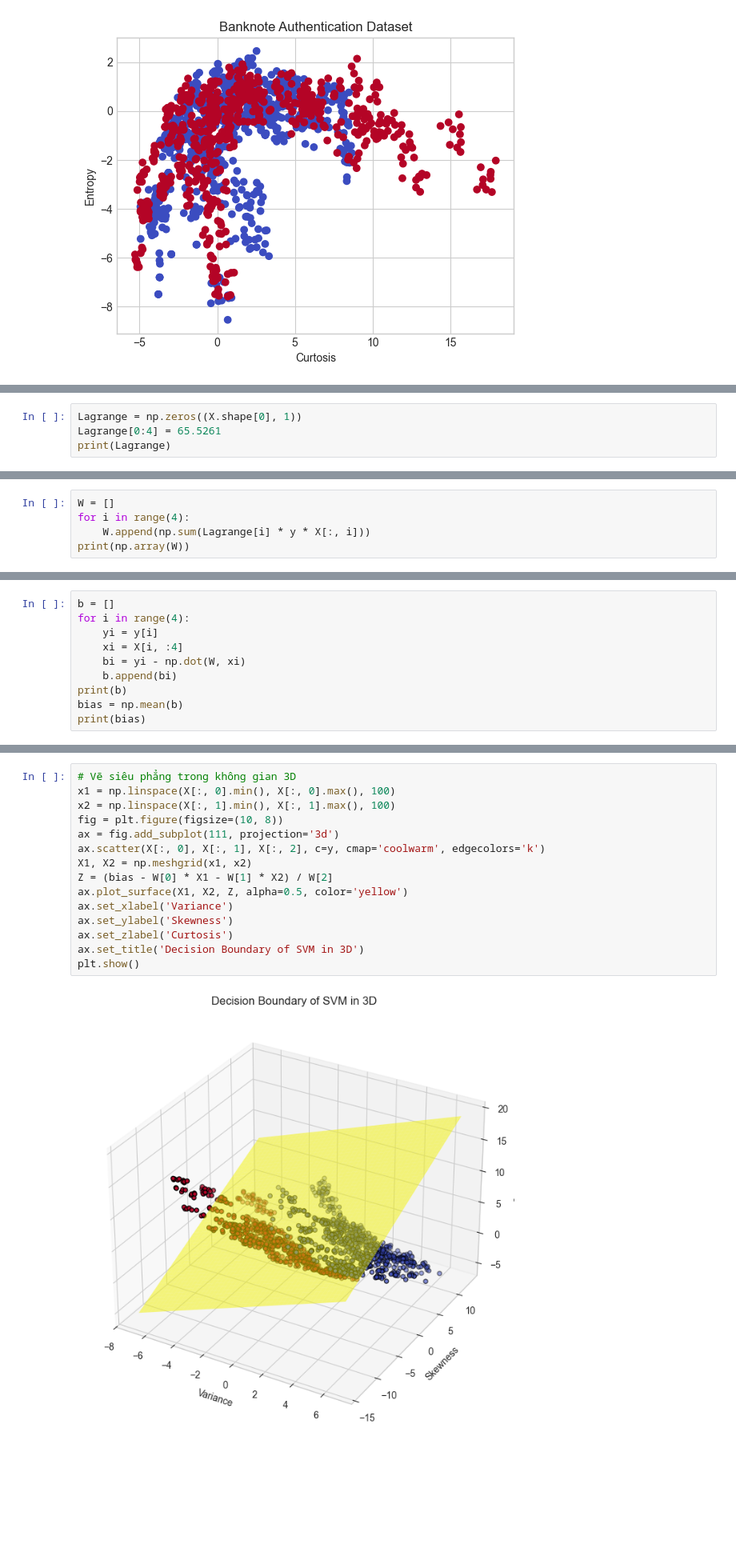
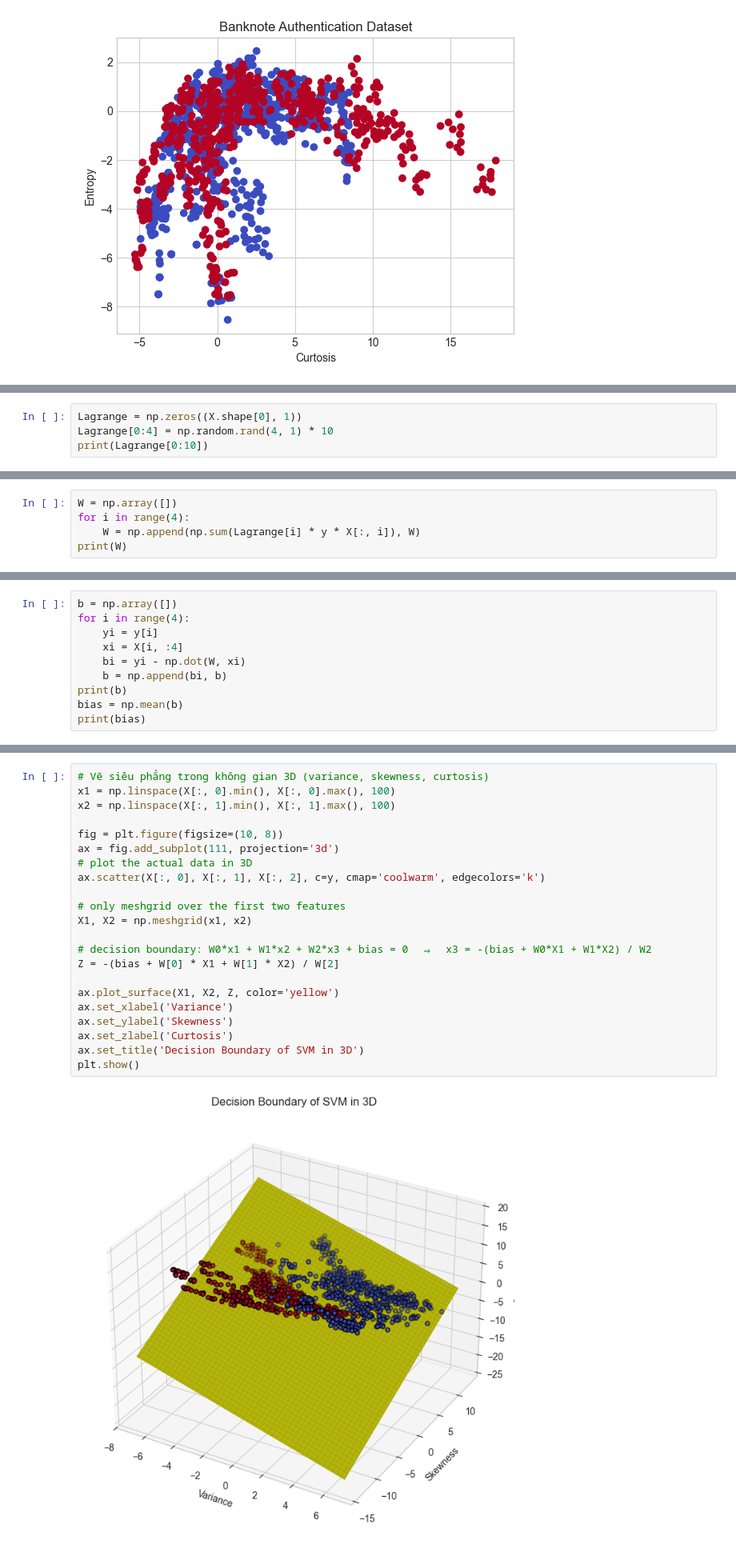
Before and after one commit to DungQuanPhung/Main, a Jupyter notebook: Bài tập Data Mining Tuần 9.ipynb, the cells around one changed output, grey strips where cells are left out. Shown at 80% size. Saved outputs shown, nothing was run; the diff lists cells and outputs as text; blank space fills up the shorter version.

```diff
--- a/Bài tập Data Mining Tuần 9.ipynb
+++ b/Bài tập Data Mining Tuần 9.ipynb
@@ -224,5 +197,5 @@ print(X, y)
 # %%
 Lagrange = np.zeros((X.shape[0], 1))
-Lagrange[0:4] = 65.5261
-print(Lagrange)
+Lagrange[0:4] = np.random.rand(4, 1) * 10
+print(Lagrange[0:10])
 # %% [output]
@@ -236,6 +212,6 @@ print(Lagrange)
 # %%
-W = []
+W = np.array([])
 for i in range(4):
-    W.append(np.sum(Lagrange[i] * y * X[:, i]))
-print(np.array(W))
+    W = np.append(np.sum(Lagrange[i] * y * X[:, i]), W)
+print(W)
 # %% [output]
@@ -243,10 +219,10 @@ print(np.array(W))
 # %%
-b = []
+b = np.array([])
 for i in range(4):
     yi = y[i]
     xi = X[i, :4]
     bi = yi - np.dot(W, xi)
-    b.append(bi)
+    b = np.append(bi, b)
 print(b)
 bias = np.mean(b)
 print(bias)
@@ -262,17 +238,24 @@ Siêu phẳng cần tìm là:
 # %%
-# Vẽ siêu phẳng trong không gian 3D
+# Vẽ siêu phẳng trong không gian 3D (variance, skewness, curtosis)
 x1 = np.linspace(X[:, 0].min(), X[:, 0].max(), 100)
 x2 = np.linspace(X[:, 1].min(), X[:, 1].max(), 100)
+
 fig = plt.figure(figsize=(10, 8))
 ax = fig.add_subplot(111, projection='3d')
+# plot the actual data in 3D
 ax.scatter(X[:, 0], X[:, 1], X[:, 2], c=y, cmap='coolwarm', edgecolors='k')
+
+# only meshgrid over the first two features
 X1, X2 = np.meshgrid(x1, x2)
-Z = (bias - W[0] * X1 - W[1] * X2) / W[2]
-ax.plot_surface(X1, X2, Z, alpha=0.5, color='yellow')
+
+# decision boundary: W0*x1 + W1*x2 + W2*x3 + bias = 0  ⇒  x3 = -(bias + W0*X1 + W1*X2) / W2
+Z = -(bias + W[0] * X1 + W[1] * X2) / W[2]
+
+ax.plot_surface(X1, X2, Z, color='yellow')
 ax.set_xlabel('Variance')
 ax.set_ylabel('Skewness')
 ax.set_zlabel('Curtosis')
 ax.set_title('Decision Boundary of SVM in 3D')
 plt.show()
 # %% [output]
-[figure, old version]
+[figure, new version]
```
Also changed, not shown: parts of 9 cells of this notebook.
